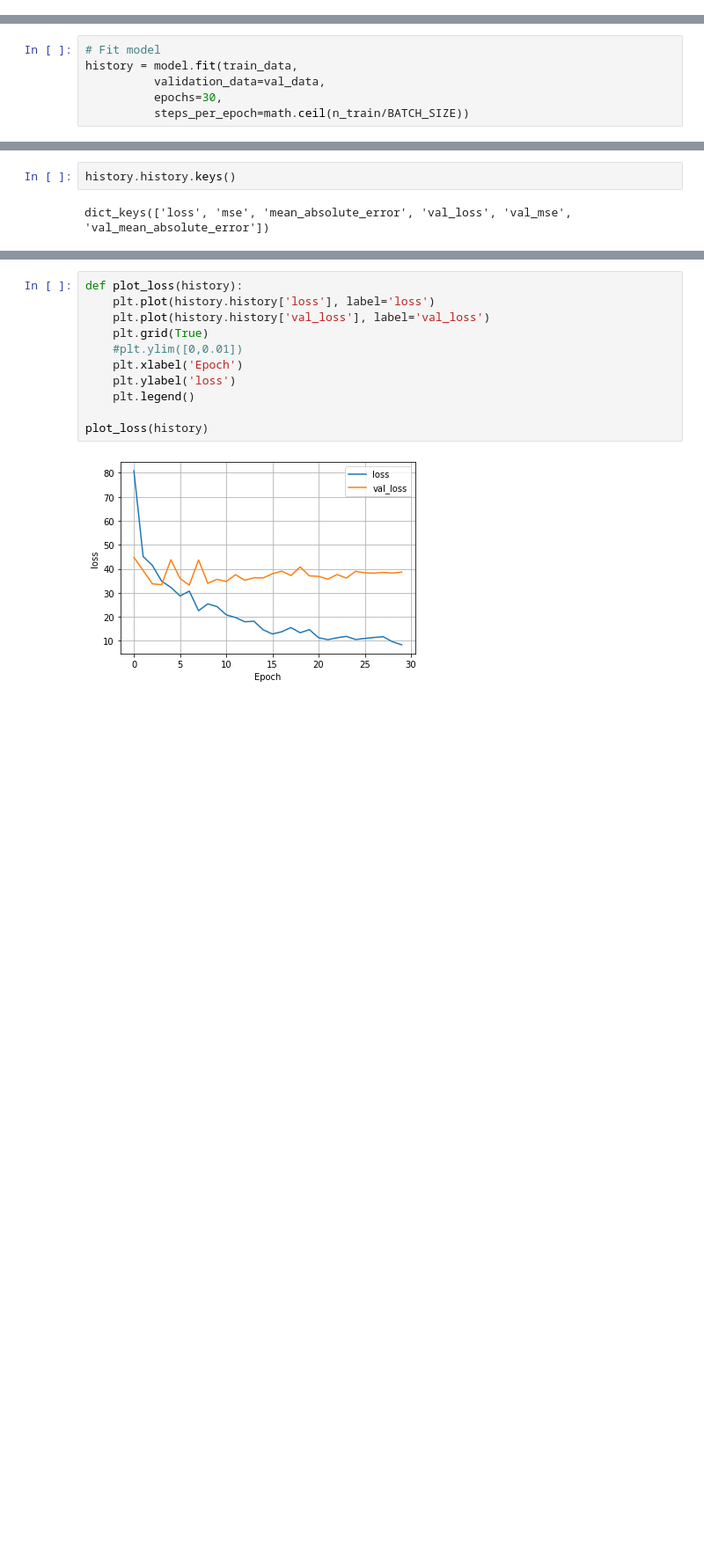
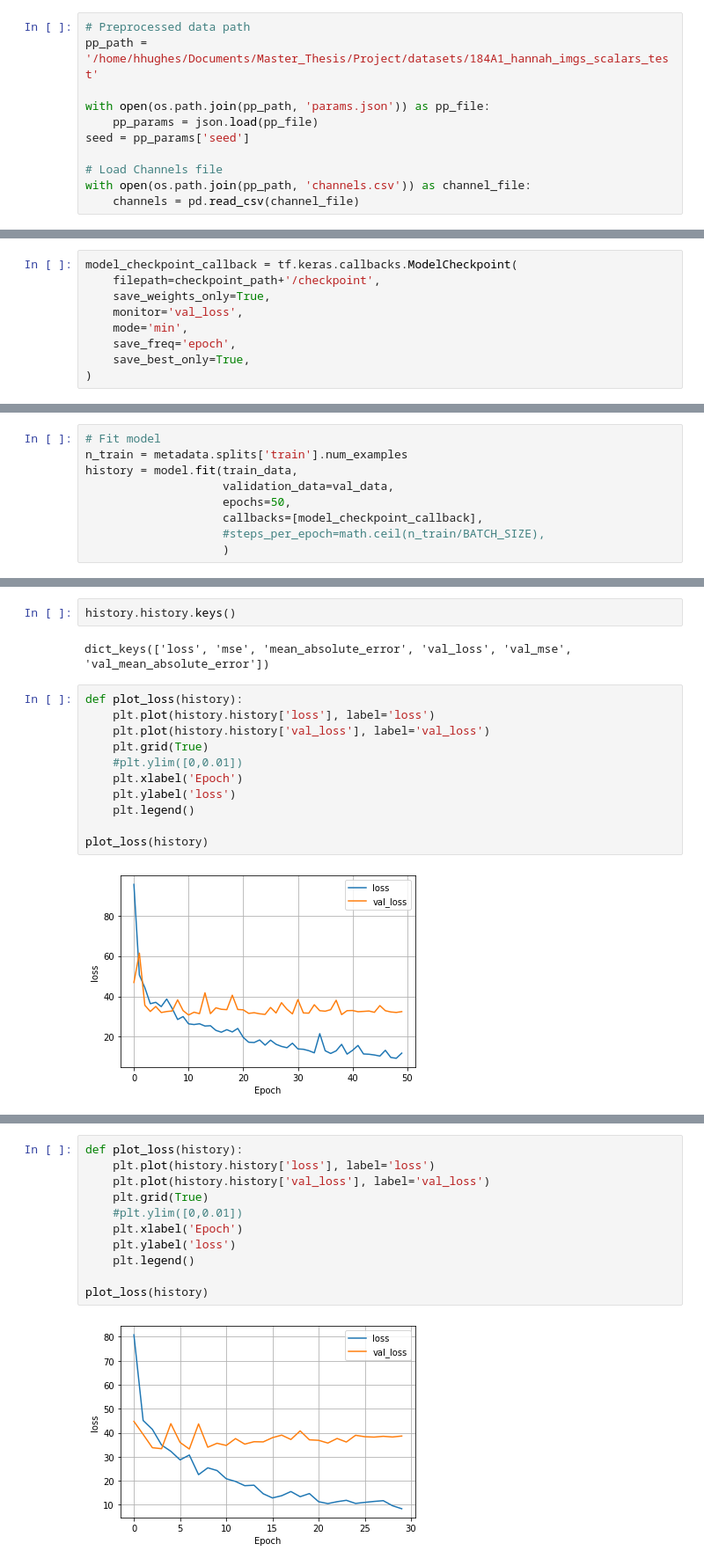
Before and after one commit to andresbecker/master_thesis, a Jupyter notebook: workspace/notebooks/Test_Model-3.ipynb, the cells around one changed output, grey strips where cells are left out. Shown: that part at 88% size. Saved outputs shown, nothing was run; the diff lists cells and outputs as text; blank space fills up the shorter version.

```diff
--- a/workspace/notebooks/Test_Model-3.ipynb
+++ b/workspace/notebooks/Test_Model-3.ipynb
@@ -33,0 +62,11 @@ It was not possible to limit GPU memory
+# %%
+# Preprocessed data path
+pp_path = '/home/hhughes/Documents/Master_Thesis/Project/datasets/184A1_hannah_imgs_scalars_test'
+
+with open(os.path.join(pp_path, 'params.json')) as pp_file:
+    pp_params = json.load(pp_file)
+seed = pp_params['seed']
+
+# Load Channels file
+with open(os.path.join(pp_path, 'channels.csv')) as channel_file:
+    channels = pd.read_csv(channel_file)
@@ -219,0 +313,9 @@ val_data = val_data.cache().batch(BATCH_SIZE)
+# %%
+model_checkpoint_callback = tf.keras.callbacks.ModelCheckpoint(
+    filepath=checkpoint_path+'/checkpoint',
+    save_weights_only=True,
+    monitor='val_loss',
+    mode='min',
+    save_freq='epoch',
+    save_best_only=True,
+)
@@ -220,7 +324,10 @@ val_data = val_data.cache().batch(BATCH_SIZE)
 # %%
 # Fit model
+n_train = metadata.splits['train'].num_examples
 history = model.fit(train_data,
-          validation_data=val_data,
-          epochs=30,
-          steps_per_epoch=math.ceil(n_train/BATCH_SIZE))
+                    validation_data=val_data,
+                    epochs=50,
+                    callbacks=[model_checkpoint_callback],
+                    #steps_per_epoch=math.ceil(n_train/BATCH_SIZE),
+                    )
 # %% [output]
@@ -258,3 +352,16 @@ INFO:tensorflow:Assets written to: /home/hhughes/Documents/Master_Thesis/Project
 history.history.keys()
 # %% [output]
 dict_keys(['loss', 'mse', 'mean_absolute_error', 'val_loss', 'val_mse', 'val_mean_absolute_error'])
+# %%
+def plot_loss(history):
+    plt.plot(history.history['loss'], label='loss')
+    plt.plot(history.history['val_loss'], label='val_loss')
+    plt.grid(True)
+    #plt.ylim([0,0.01])
+    plt.xlabel('Epoch')
+    plt.ylabel('loss')
+    plt.legend()
+
+plot_loss(history)
+# %% [output]
+[figure, added]
```
Also changed, not shown: parts of 29 cells of this notebook, 2 other files.
